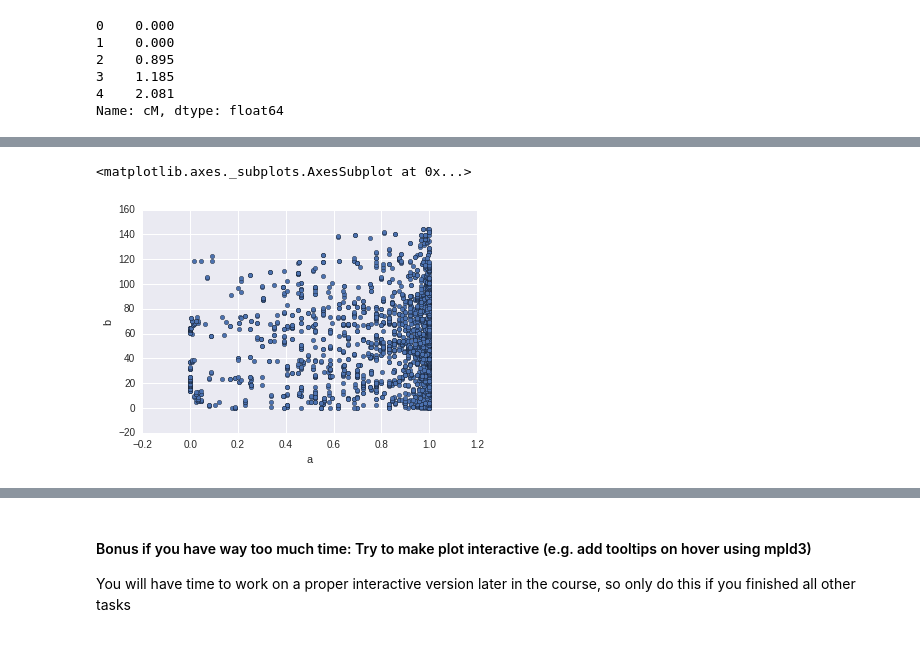
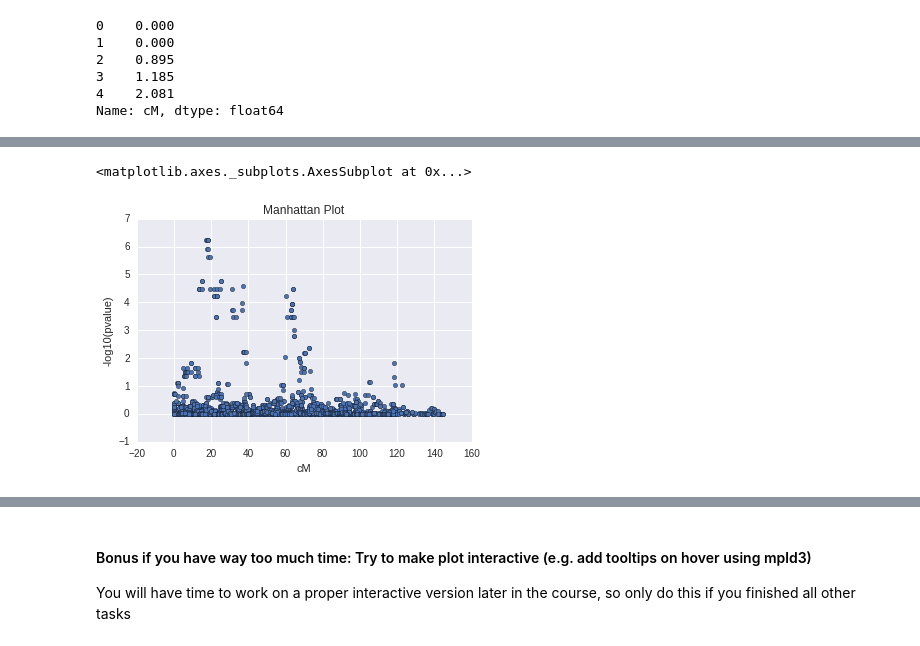
Before and after one commit to lucass122/Integrated_Bioinformatics, a Jupyter notebook: notebooks/Day3_GWAS_part1.ipynb, the cells around one changed output, grey strips where cells are left out. Saved outputs shown, nothing was run; the diff lists cells and outputs as text; code cells hidden in the pictures.

Commit message:
ende tag3. manhattan muss noch sortiert werden

```diff
--- a/notebooks/Day3_GWAS_part1.ipynb
+++ b/notebooks/Day3_GWAS_part1.ipynb
@@ -409,7 +409,10 @@ Name: cM, dtype: float64
 # %%
 pvalues = pd.DataFrame(pvalues)
 chrPos = pd.DataFrame(chrPos)
+# %%
+def neglog10(number):
+    return(-np.log10(number))
+# %%
+pvalues = pvalues.apply(neglog10)
 # %%
 manhattan = pvalues.join(chrPos)
-# %%
-manhattan.columns = ['a','b']
@@ -416,5 +440,7 @@ manhattan.columns = ['a','b']
+# %%
+manhattan.columns = ['-log10(pvalue)','cM']
 # %%
-manhattan.plot(x='a',y='b',kind='scatter')
+manhattan.plot(x='cM',y='-log10(pvalue)',kind='scatter',title='Manhattan Plot')
 # %% [output]
 <matplotlib.axes._subplots.AxesSubplot at 0x...>
-[figure, old version]
+[figure, new version]
```
Also changed, not shown: parts of 3 cells of this notebook.
